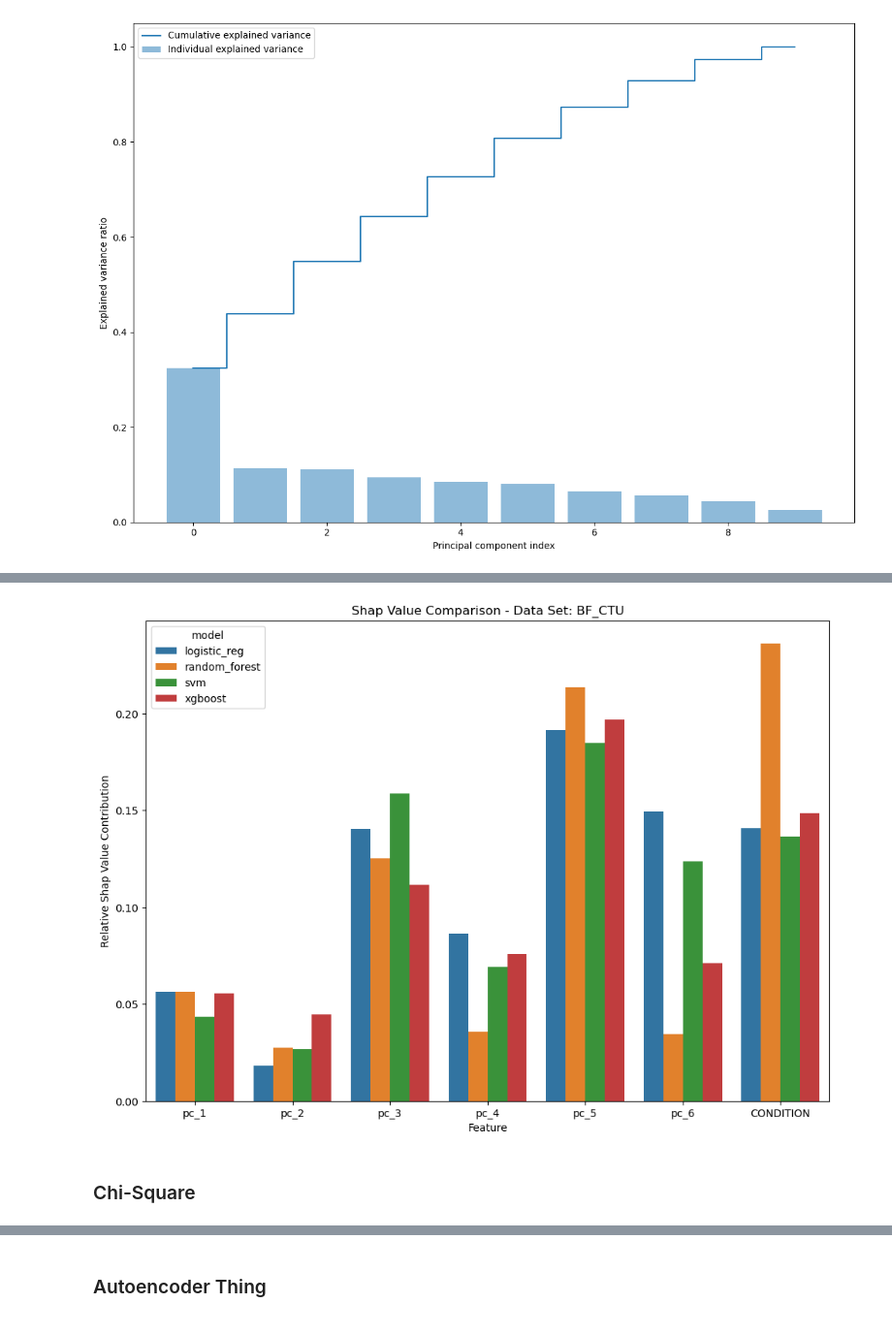
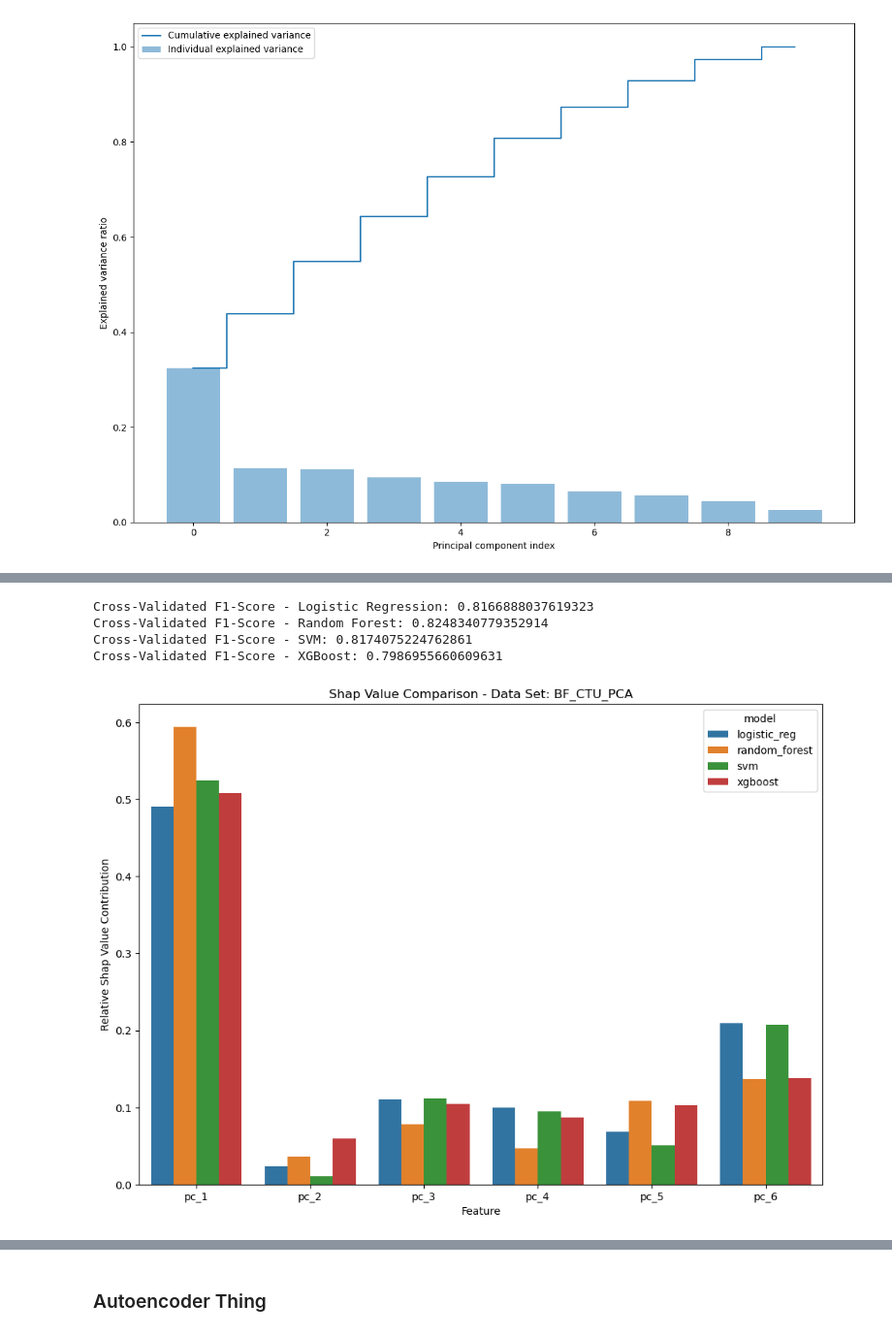
Before and after one commit to santiviquez/lie-detection, a Jupyter notebook: predictors_reliability.ipynb, the cells around one changed output, grey strips where cells are left out. Shown at 97% size. Saved outputs shown, nothing was run; the diff lists cells and outputs as text; code cells hidden in the pictures.

```diff
--- a/predictors_reliability.ipynb
+++ b/predictors_reliability.ipynb
@@ -269,0 +244,40 @@ plt.show()
+# %%
+def compare_clfs(df, df_name:None, cv=5):
+    lr = LogisticRegression(solver="lbfgs", penalty="none")
+    shap_values_lr, f1 = get_shap_values(lr, df, cv)
+    print(f"Cross-Validated F1-Score - Logistic Regression: {f1}")
+
+    rf = RandomForestClassifier(random_state=42)
+    shap_values_rf, f1 = get_shap_values(rf, df, cv)
+    print(f"Cross-Validated F1-Score - Random Forest: {f1}")
+
+    svm_c = svm.SVC(kernel="linear")
+    shap_values_svm, f1 = get_shap_values(svm_c, df, cv)
+    print(f"Cross-Validated F1-Score - SVM: {f1}")
+
+    xgboost = XGBClassifier(random_state=42)
+    shap_values_xgboost, f1 = get_shap_values(xgboost, df, cv)
+    print(f"Cross-Validated F1-Score - XGBoost: {f1}")
+
+    rel_shap_values_lr = compute_relative_shap_values(shap_values_lr, df.columns)
+    rel_shap_values_rf = compute_relative_shap_values(shap_values_rf[:,:,1], df.columns)
+    rel_shap_values_svm = compute_relative_shap_values(shap_values_svm, df.columns)
+    rel_shap_values_xgboost = compute_relative_shap_values(shap_values_xgboost, df.columns)
+
+    rel_shap_values_lr['model'] ="logistic_reg"
+    rel_shap_values_rf['model'] ="random_forest"
+    rel_shap_values_svm['model'] ="svm"
+    rel_shap_values_xgboost['model'] ="xgboost"
+
+    comparison_df = pd.DataFrame.from_dict([rel_shap_values_lr,
+                            rel_shap_values_rf,
+                            rel_shap_values_svm,
+                            rel_shap_values_xgboost])
+
+    comparison_df = comparison_df.melt(id_vars=["model"])
+
+    ax = sns.barplot(data=comparison_df, x="variable", y="value", hue="model")
+    ax.set_title(f'Shap Value Comparison - Data Set: {df_name}')
+    ax.set_ylabel('Relative Shap Value Contribution')
+    ax.set_xlabel('Feature')
+    plt.show()
@@ -332,30 +347,9 @@ BF_CTU_df_pca
 442 rows × 7 columns
-# %%
-#comparison between model using PCA
-
-rel_shap_values_lr_pca = compute_relative_shap_values(shap_values_lr, BF_CTU_df_pca.columns)
-rel_shap_values_rf_pca = compute_relative_shap_values(shap_values_rf[:,:,1], BF_CTU_df_pca.columns)
-rel_shap_values_svm_pca = compute_relative_shap_values(shap_values_svm, BF_CTU_df_pca.columns)
-rel_shap_values_xgboost_pca = compute_relative_shap_values(shap_values_xgboost, BF_CTU_df_pca.columns)
-
-rel_shap_values_lr_pca['model'] ="logistic_reg"
-rel_shap_values_rf_pca['model'] ="random_forest"
-rel_shap_values_svm_pca['model'] ="svm"
-rel_shap_values_xgboost_pca['model'] ="xgboost"
-
-comparison_df = pd.DataFrame.from_dict([rel_shap_values_lr_pca,
-                        rel_shap_values_rf_pca,
-                        rel_shap_values_svm_pca,
-                        rel_shap_values_xgboost_pca])
-
-comparison_df = comparison_df.melt(id_vars=["model"])
-
-ax = sns.barplot(data=comparison_df, x="variable", y="value", hue="model")
-ax.set_title('Shap Value Comparison - Data Set: BF_CTU')
-ax.set_ylabel('Relative Shap Value Contribution')
-ax.set_xlabel('Feature')
-plt.show()
-# %% [output]
-[figure, removed]
-# %% [markdown]
-### Chi-Square
+# %%
+compare_clfs(BF_CTU_df_pca, df_name="BF_CTU_PCA")
+# %% [output]
+Cross-Validated F1-Score - Logistic Regression: 0.8166888037619323
+Cross-Validated F1-Score - Random Forest: 0.8248340779352914
+Cross-Validated F1-Score - SVM: 0.8174075224762861
+Cross-Validated F1-Score - XGBoost: 0.7986955660609631
+[figure, added]
```
Also changed, not shown: parts of 12 cells of this notebook.
